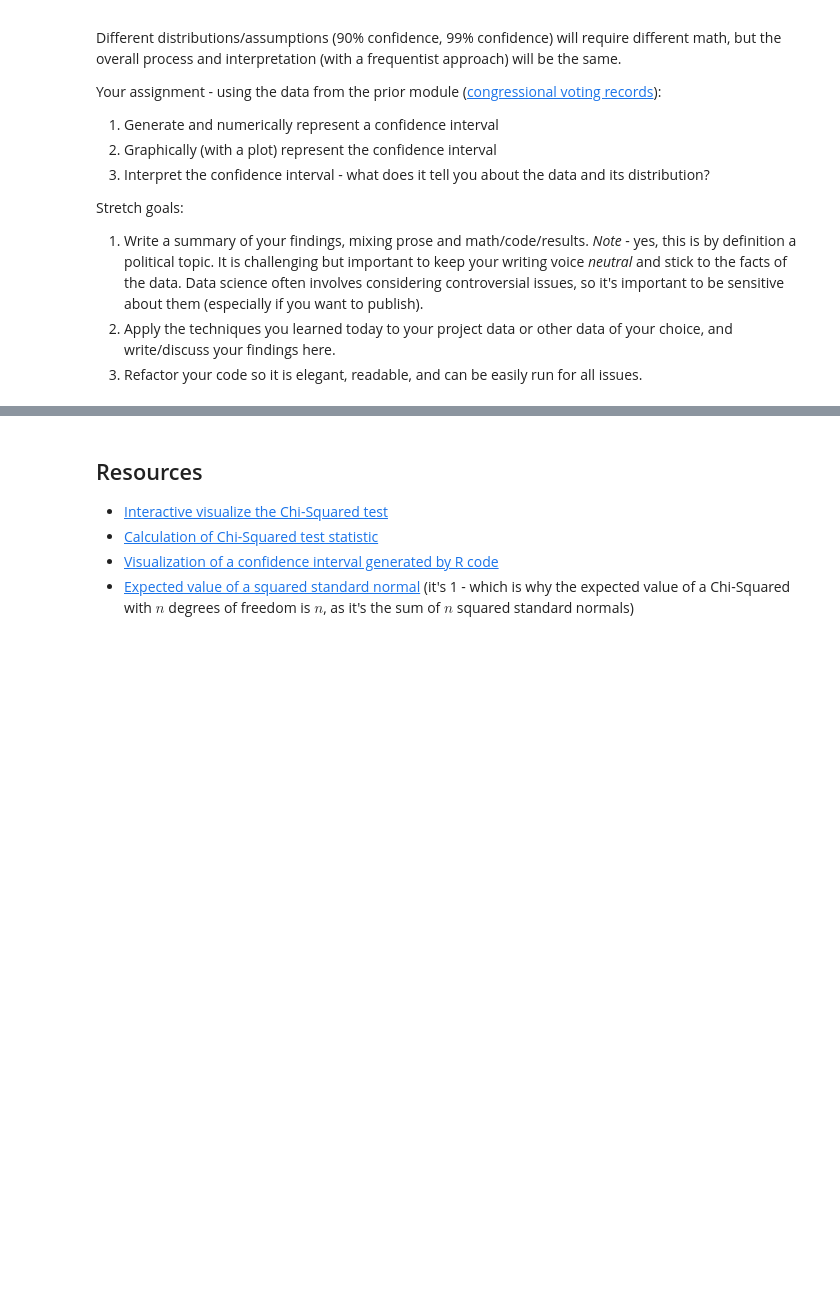
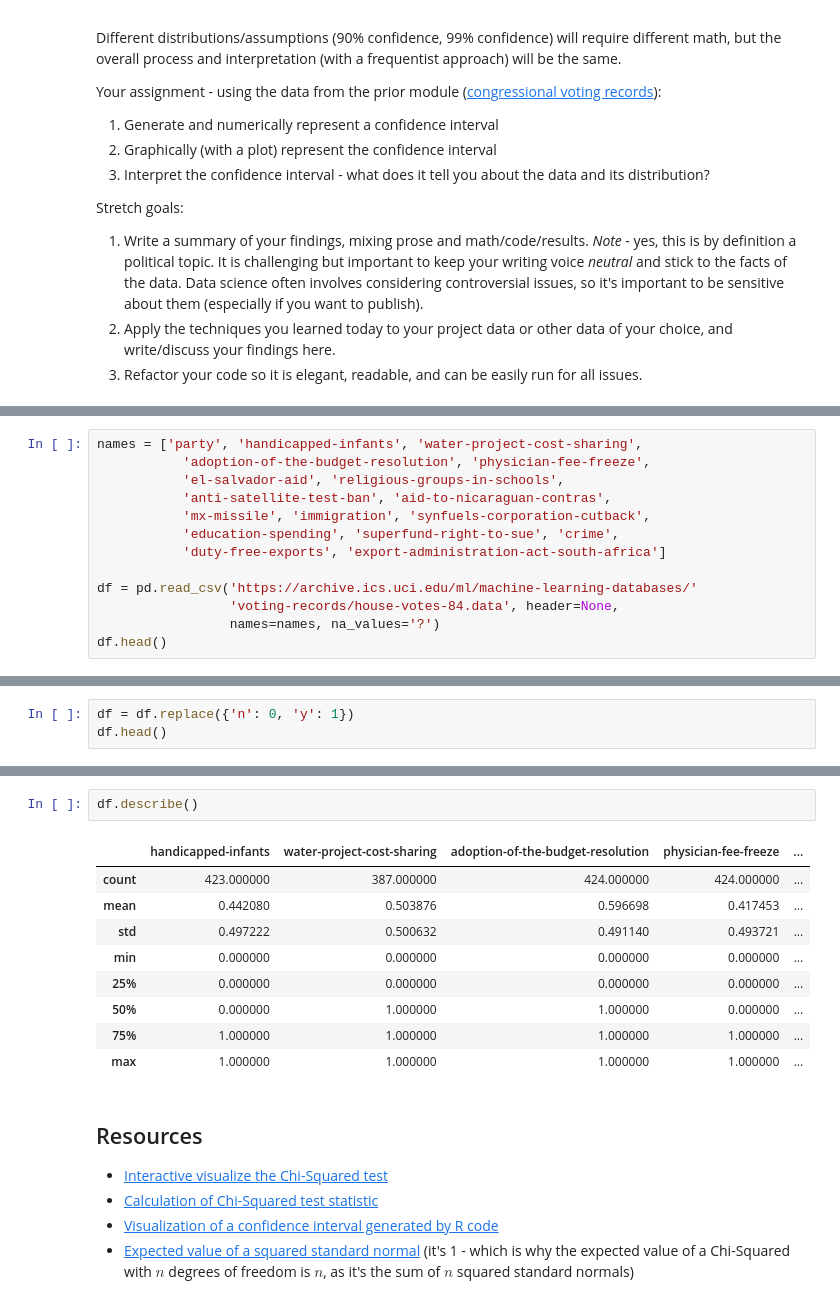
Before and after one commit to bloominstituteoftechnology/DS-Unit-1-Sprint-3-Statistical-Tests-and-Experiments, a Jupyter notebook: module2-sampling-confidence-intervals-and-hypothesis-testing/LS_DS_132_Sampling_Confidence_Intervals_and_Hypothesis_Testing.ipynb, the cells around one changed output, grey strips where cells are left out. Saved outputs shown, nothing was run; the diff lists cells and outputs as text; blank space fills up the shorter version.

Commit message:
Import data.

```diff
--- a/module2-sampling-confidence-intervals-and-hypothesis-testing/LS_DS_132_Sampling_Confidence_Intervals_and_Hypothesis_Testing.ipynb
+++ b/module2-sampling-confidence-intervals-and-hypothesis-testing/LS_DS_132_Sampling_Confidence_Intervals_and_Hypothesis_Testing.ipynb
@@ -346,0 +373,13 @@ Stretch goals:
+# %%
+names = ['party', 'handicapped-infants', 'water-project-cost-sharing',
+           'adoption-of-the-budget-resolution', 'physician-fee-freeze',
+           'el-salvador-aid', 'religious-groups-in-schools',
+           'anti-satellite-test-ban', 'aid-to-nicaraguan-contras',
+           'mx-missile', 'immigration', 'synfuels-corporation-cutback',
+           'education-spending', 'superfund-right-to-sue', 'crime',
+           'duty-free-exports', 'export-administration-act-south-africa']
+
+df = pd.read_csv('https://archive.ics.uci.edu/ml/machine-learning-databases/'
+                 'voting-records/house-votes-84.data', header=None,
+                 names=names, na_values='?')
+df.head()
@@ -346,0 +393,3 @@ Stretch goals:
+# %%
+df = df.replace({'n': 0, 'y': 1})
+df.head()
@@ -347,3 +403,15 @@ Stretch goals:
+# %%
+df.describe()
+# %% [output]
+|  | handicapped-infants | water-project-cost-sharing | adoption-of-the-budget-resolution | physician-fee-freeze | ... |
+| count | 423.000000 | 387.000000 | 424.000000 | 424.000000 | ... |
+| mean | 0.442080 | 0.503876 | 0.596698 | 0.417453 | ... |
+| std | 0.497222 | 0.500632 | 0.491140 | 0.493721 | ... |
+| min | 0.000000 | 0.000000 | 0.000000 | 0.000000 | ... |
+| 25% | 0.000000 | 0.000000 | 0.000000 | 0.000000 | ... |
+| 50% | 0.000000 | 1.000000 | 1.000000 | 0.000000 | ... |
+| 75% | 1.000000 | 1.000000 | 1.000000 | 1.000000 | ... |
+| max | 1.000000 | 1.000000 | 1.000000 | 1.000000 | ... |
 # %% [markdown]
 ## Resources
 
```
Also changed, not shown: parts of 4 cells of this notebook.
